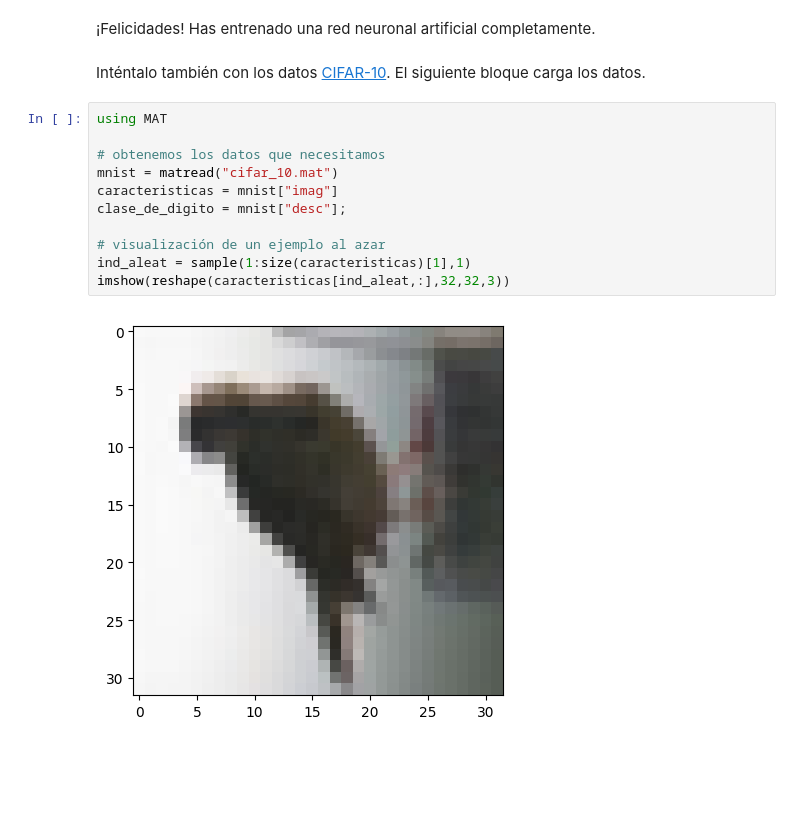
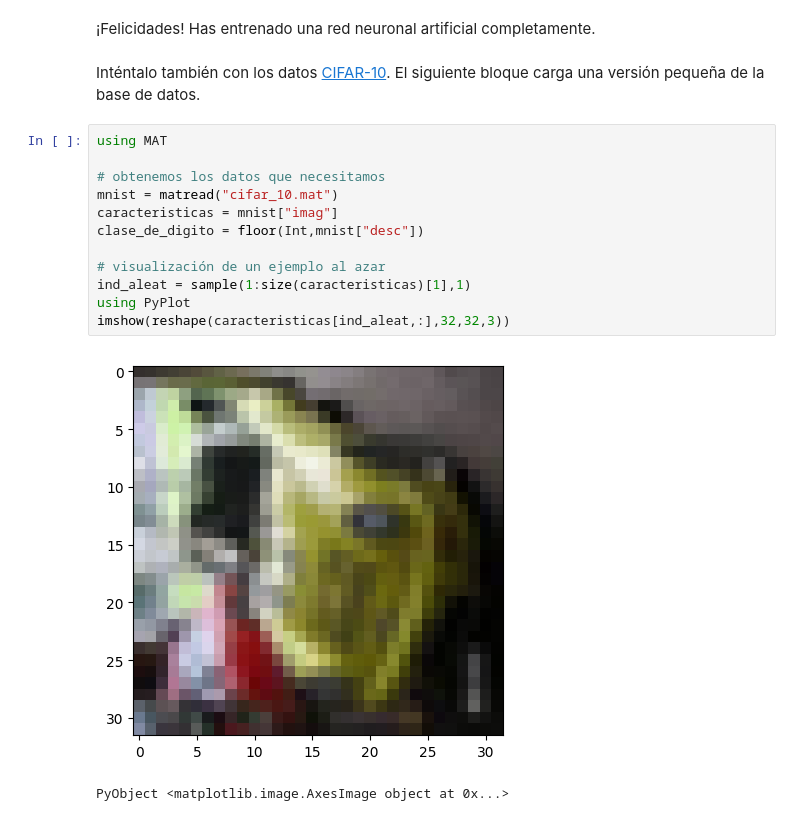
Before and after one commit to iranroman/iranroman.github.io, a Jupyter notebook: algoritmica/index.ipynb, the cells around one changed output. Drawn from its saved outputs; the diff is of its cells as text; blank space fills up the shorter version.

```diff
--- a/algoritmica/index.ipynb
+++ b/algoritmica/index.ipynb
@@ -1087,17 +1087,19 @@ Cuando estés satisfecho con los resultados de tu red neuronal, obtén su precis
 # %% [markdown]
 ¡Felicidades! Has entrenado una red neuronal artificial completamente.
 # %% [markdown]
-Inténtalo también con los datos [CIFAR-10](https://www.cs.toronto.edu/~kriz/cifar.html). El siguiente bloque carga los datos.
+Inténtalo también con los datos [CIFAR-10](https://www.cs.toronto.edu/~kriz/cifar.html). El siguiente bloque carga una versión pequeña de la base de datos.
 # %%
 using MAT
 
 # obtenemos los datos que necesitamos
 mnist = matread("cifar_10.mat")
 caracteristicas = mnist["imag"]
-clase_de_digito = mnist["desc"];
+clase_de_digito = floor(Int,mnist["desc"])
 
 # visualización de un ejemplo al azar
 ind_aleat = sample(1:size(caracteristicas)[1],1)
+using PyPlot
 imshow(reshape(caracteristicas[ind_aleat,:],32,32,3))
 # %% [output]
-[figure, old version]
+[figure, new version]
+PyObject <matplotlib.image.AxesImage object at 0x...>
```
Also changed, not shown: parts of 4 cells of this notebook, 1 other file.
